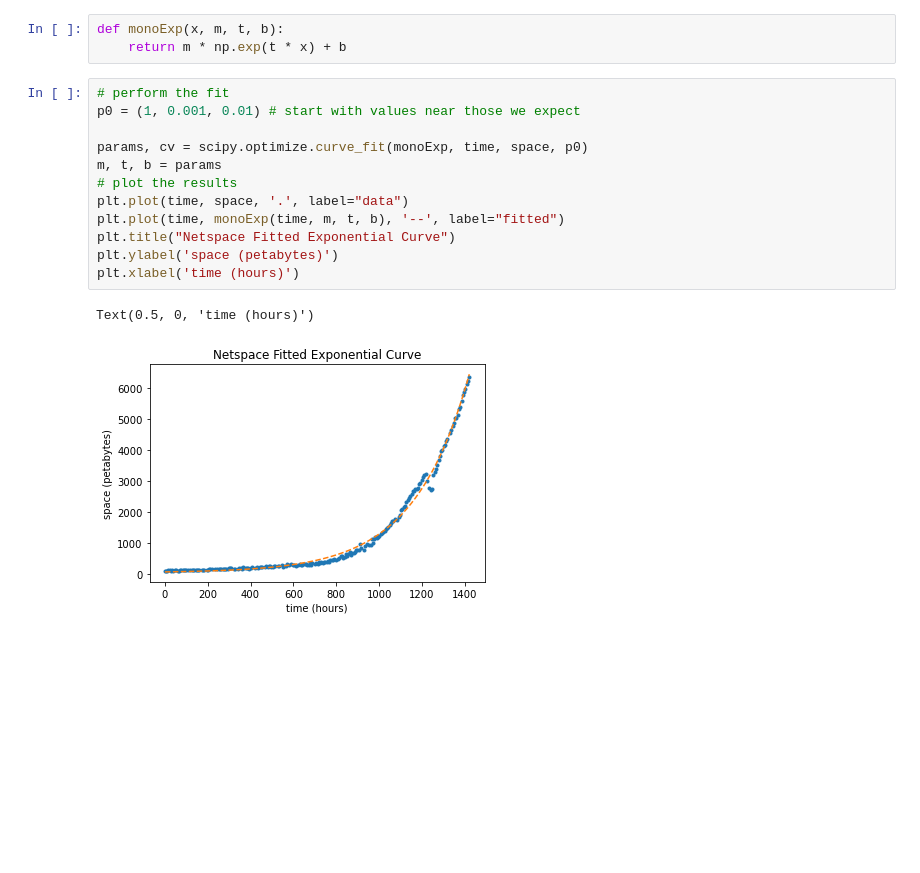
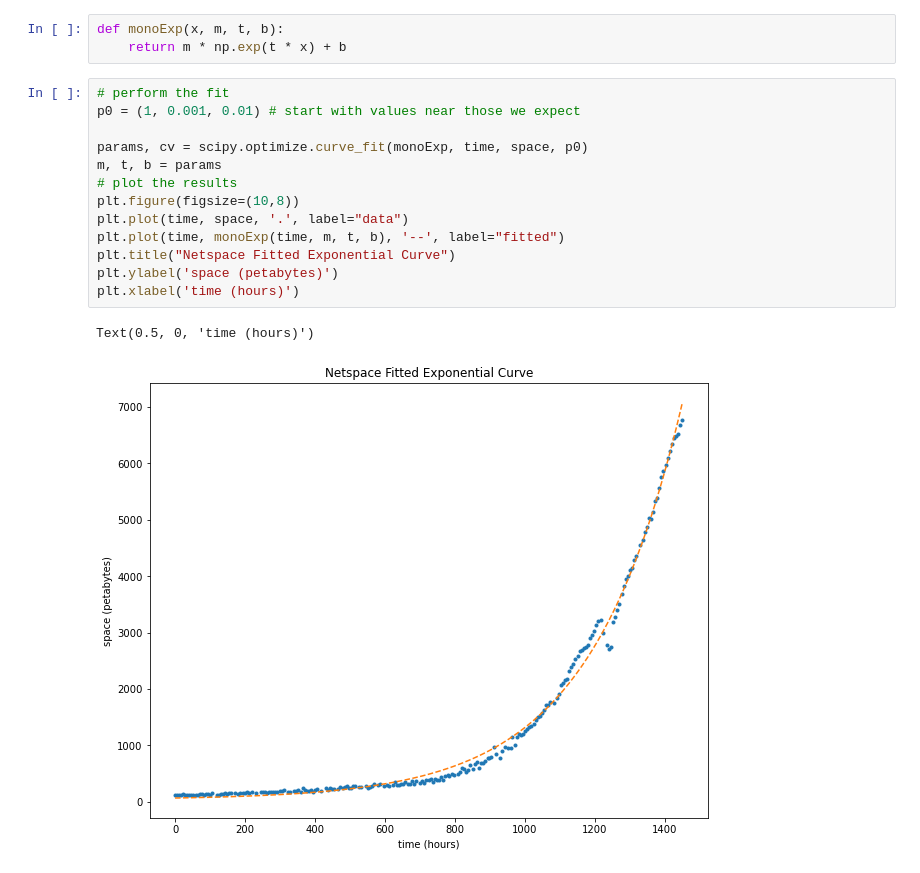
Before and after one commit to dnhkng/ChiaAnalysis, a Jupyter notebook: Chia Calculator.ipynb, the cells around one changed output. Saved outputs shown, nothing was run; the diff lists cells and outputs as text; blank space fills up the shorter version.

```diff
--- a/Chia Calculator.ipynb
+++ b/Chia Calculator.ipynb
@@ -47,15 +48,16 @@ def monoExp(x, m, t, b):
 # %%
 # perform the fit
 p0 = (1, 0.001, 0.01) # start with values near those we expect
 
 params, cv = scipy.optimize.curve_fit(monoExp, time, space, p0)
 m, t, b = params
 # plot the results
+plt.figure(figsize=(10,8))
 plt.plot(time, space, '.', label="data")
 plt.plot(time, monoExp(time, m, t, b), '--', label="fitted")
 plt.title("Netspace Fitted Exponential Curve")
 plt.ylabel('space (petabytes)')
 plt.xlabel('time (hours)')
 # %% [output]
 Text(0.5, 0, 'time (hours)')
-[figure, old version]
+[figure, new version]
```
Also changed, not shown: parts of 8 cells of this notebook.
